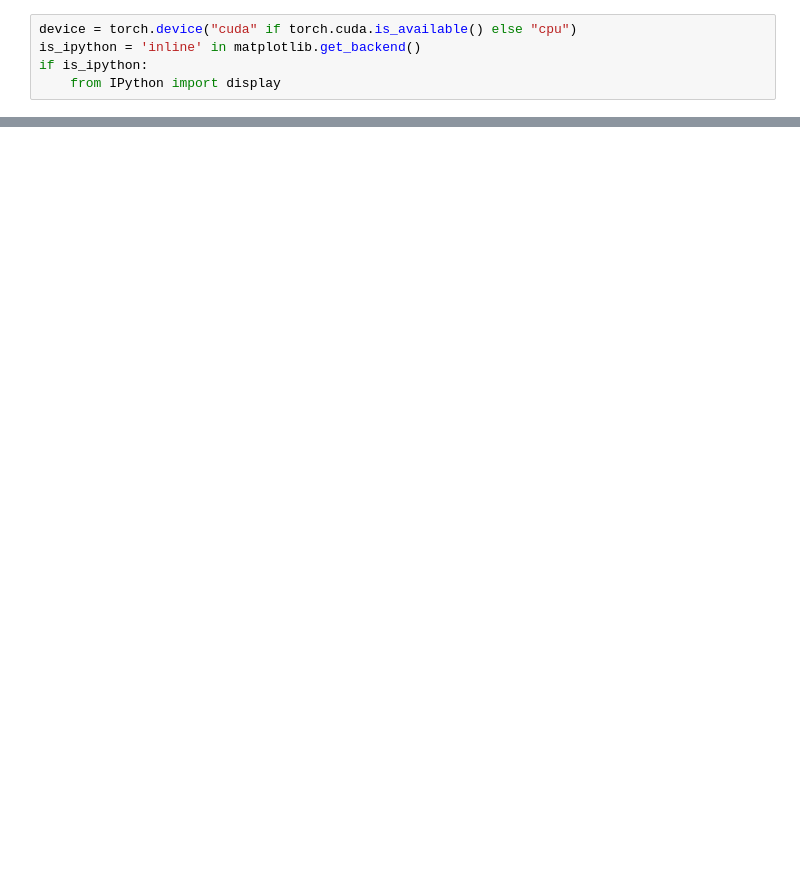
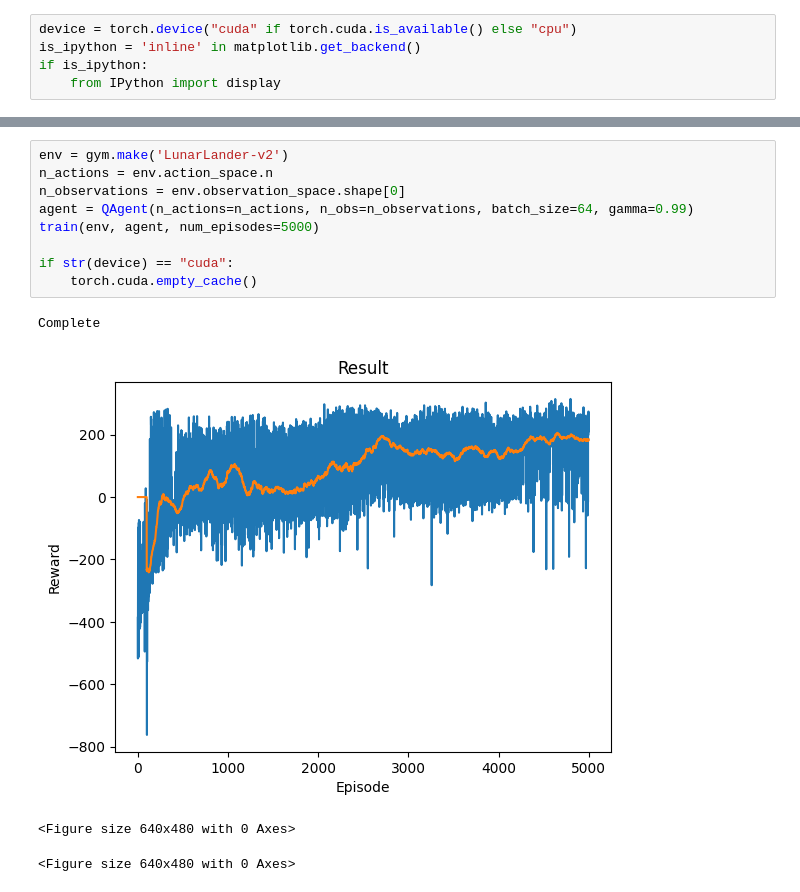
Before and after one commit to daras-cu/gymnasium-3202, a Jupyter notebook: DQN_Lunar_Lander.ipynb, the cells around one changed output, grey strips where cells are left out. Drawn from its saved outputs; the diff is of its cells as text; blank space fills up the shorter version.

Commit message:
Lunar lander working model and gif printing

```diff
--- a/DQN_Lunar_Lander.ipynb
+++ b/DQN_Lunar_Lander.ipynb
@@ -265,0 +262,14 @@ Complete
+# %%
+env = gym.make('LunarLander-v2')
+n_actions = env.action_space.n
+n_observations = env.observation_space.shape[0]
+agent = QAgent(n_actions=n_actions, n_obs=n_observations, batch_size=64, gamma=0.99)
+train(env, agent, num_episodes=5000)
+
+if str(device) == "cuda":
+    torch.cuda.empty_cache()
+# %% [output]
+Complete
+[figure, added]
+<Figure size 640x480 with 0 Axes>
+<Figure size 640x480 with 0 Axes>
```
Also changed, not shown: parts of 12 cells of this notebook.
